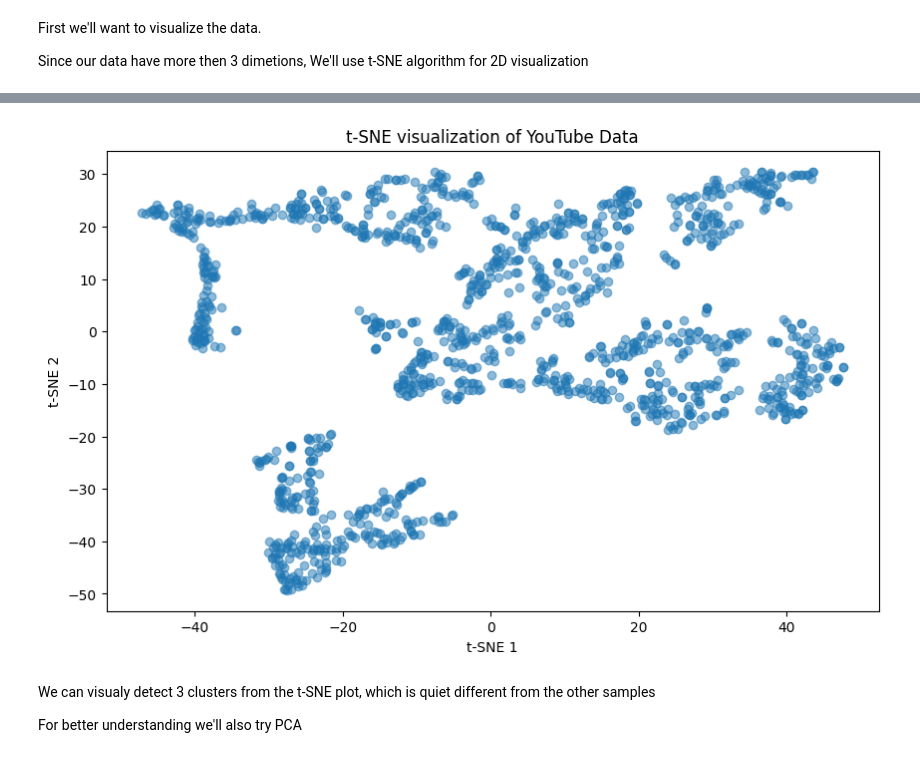
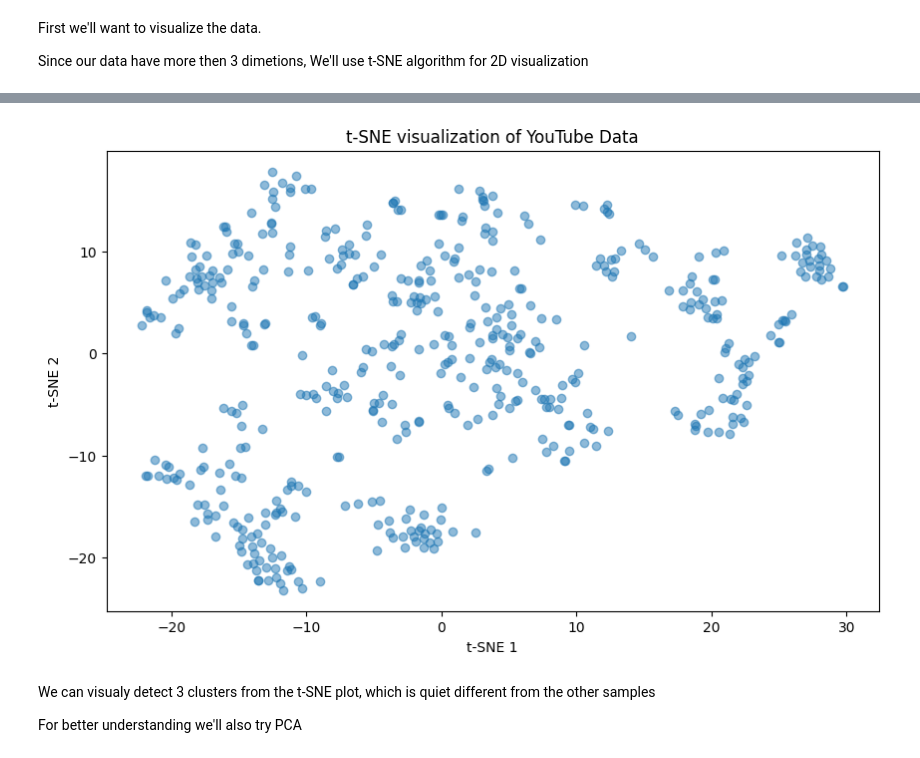
Before and after one commit to idokapel/Advanced-Machine-Learning-Final-Project, a Jupyter notebook: final_project.ipynb, the cells around one changed output, grey strips where cells are left out. Drawn from its saved outputs; the diff is of its cells as text; code cells hidden in the pictures.

```diff
--- a/final_project.ipynb
+++ b/final_project.ipynb
@@ -25,9 +26,21 @@ from datetime import timedelta
 # Remove duplicates
 youtube_data.drop_duplicates(inplace=True)
 
-# Convert 'published_at' to datetime
-youtube_data['video_published_at'] = pd.to_datetime(youtube_data['published_at'])
+# The data in 'channel_published_at' is messy and we will use RE to sort it out
+# Define regex pattern to extract date part
+pattern = r'^(\d{4}-\d{2}-\d{2})'
+
+# Extract date part using regex
+youtube_data['channel_published_at'] = youtube_data['channel_published_at'].str.extract(pattern)
+
+# Convert 'published_at' and 'channel_published_at' to datetime
+youtube_data['published_at'] = pd.to_datetime(youtube_data['published_at'])
 youtube_data['channel_published_at'] = pd.to_datetime(youtube_data['channel_published_at'])
+youtube_data['channel_published_at'] = youtube_data['channel_published_at'].dt.tz_localize('UTC')
+
+
+
+# Extract new features from text columns
 youtube_data['number_of_words_in_title'] = youtube_data['title'].apply(lambda x: len(x.split()))
 youtube_data['number_of_words_in_channel_description'] = youtube_data['channel_description'].apply(lambda x: len(str(x).split()) if pd.notnull(x) else 0)
 youtube_data['number_of_tags'] = youtube_data['tags'].apply(lambda x: len(x.split(',')) if pd.notnull(x) else 0)
@@ -42,9 +55,14 @@ def duration_to_seconds(duration):
 
 youtube_data['duration_seconds'] = youtube_data['duration'].apply(duration_to_seconds)
 
+# Calculate the number of days since the first video in the dataset was published
+youtube_data['days_since_published'] = (youtube_data['published_at'] - youtube_data['published_at'].min()).dt.days
+# Calculate the number of days since the first video in the channel was published
+youtube_data['days_since_channel_published'] = (youtube_data['published_at'] - youtube_data['channel_published_at']).dt.days
+
 # Remove unnecessary columns
-columns_to_drop = ['duration', 'favorite_count', 'dislike_count', 'definition', 'channel_title',
-                   'default_language', 'default_audio_language', 'license', 'content_rating', 'share_count']
+columns_to_drop = ['duration', 'favorite_count', 'dislike_count', 'channel_title', 'default_language',
+                   'default_audio_language', 'license', 'content_rating', 'share_count', 'channel_description']
 youtube_data.drop(columns_to_drop, axis=1, inplace=True)
 
 # Check for missing values
@@ -82,31 +141,31 @@ Since our data have more then 3 dimetions, We'll use t-SNE algorithm for 2D visu
 # %%
 from sklearn.manifold import TSNE
 from sklearn.preprocessing import StandardScaler
 
-# Calculate the number of days since the first video in the dataset was published
-youtube_data['days_since_published'] = (youtube_data['published_at'] - youtube_data['published_at'].min()).dt.days
-
 # Selecting a subset of relevant numerical features for t-SNE
-features = ['view_count', 'like_count', 'comment_count', 'duration_seconds', 'days_since_published']
+features = [
+    'view_count', 'like_count', 'comment_count', 'subscriber_count', 'total_channel_views', 'videoCount', 'number_of_words_in_title',
+    'number_of_words_in_channel_description', 'number_of_tags', 'duration_seconds', 'days_since_published', 'days_since_channel_published'
+]
 data_subset = youtube_data[features]
 
 # Standardizing the data (necessary for t-SNE)
 scalar = StandardScaler()
 data_subset_scaled = scalar.fit_transform(data_subset)
 
 # Applying t-SNE
 tsne = TSNE(n_components=2, perplexity=30, n_iter=1000, random_state=42)
 tsne_results = tsne.fit_transform(data_subset_scaled)
 
 # Plotting the results of t-SNE
 plt.figure(figsize=(10, 6))
 plt.scatter(tsne_results[:, 0], tsne_results[:, 1], alpha=0.5)
 plt.title('t-SNE visualization of YouTube Data')
 plt.xlabel('t-SNE 1')
 plt.ylabel('t-SNE 2')
 plt.show()
 # %% [output]
-[figure, old version]
+[figure, new version]
 # %% [markdown]
 We can visualy detect 3 clusters from the t-SNE plot, which is quiet different from the other samples
 
```
Also changed, not shown: parts of 10 cells of this notebook, 1 other file.
